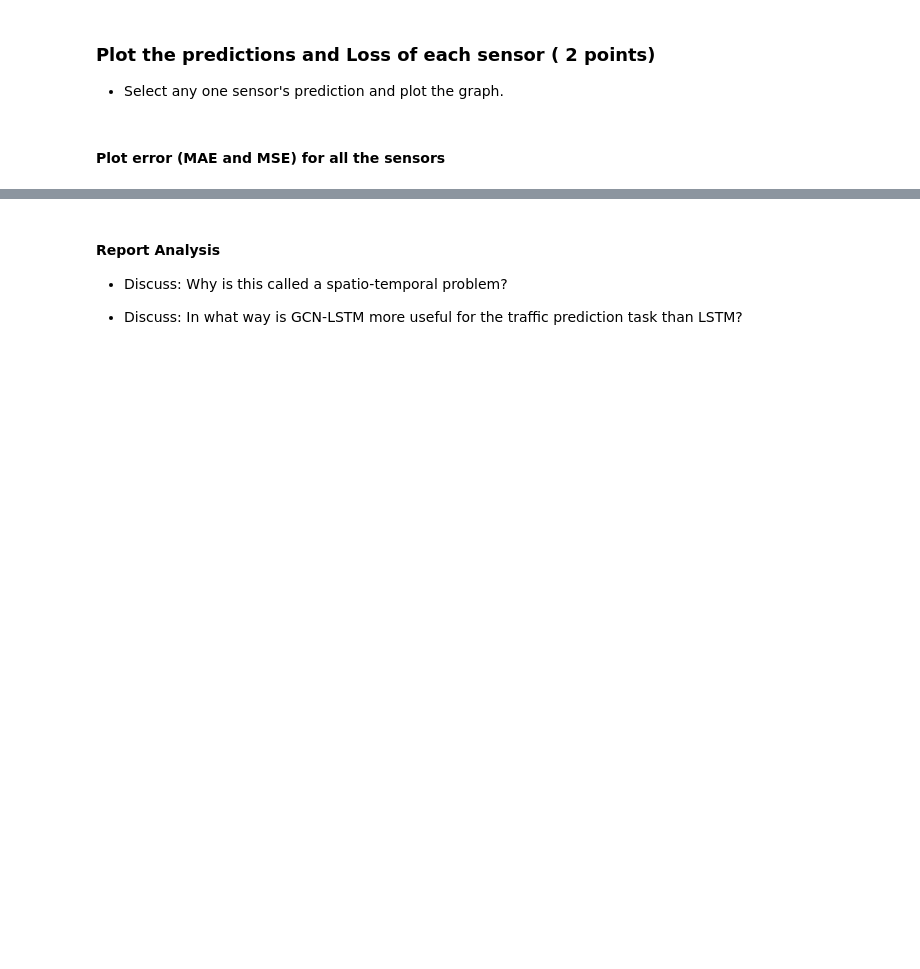
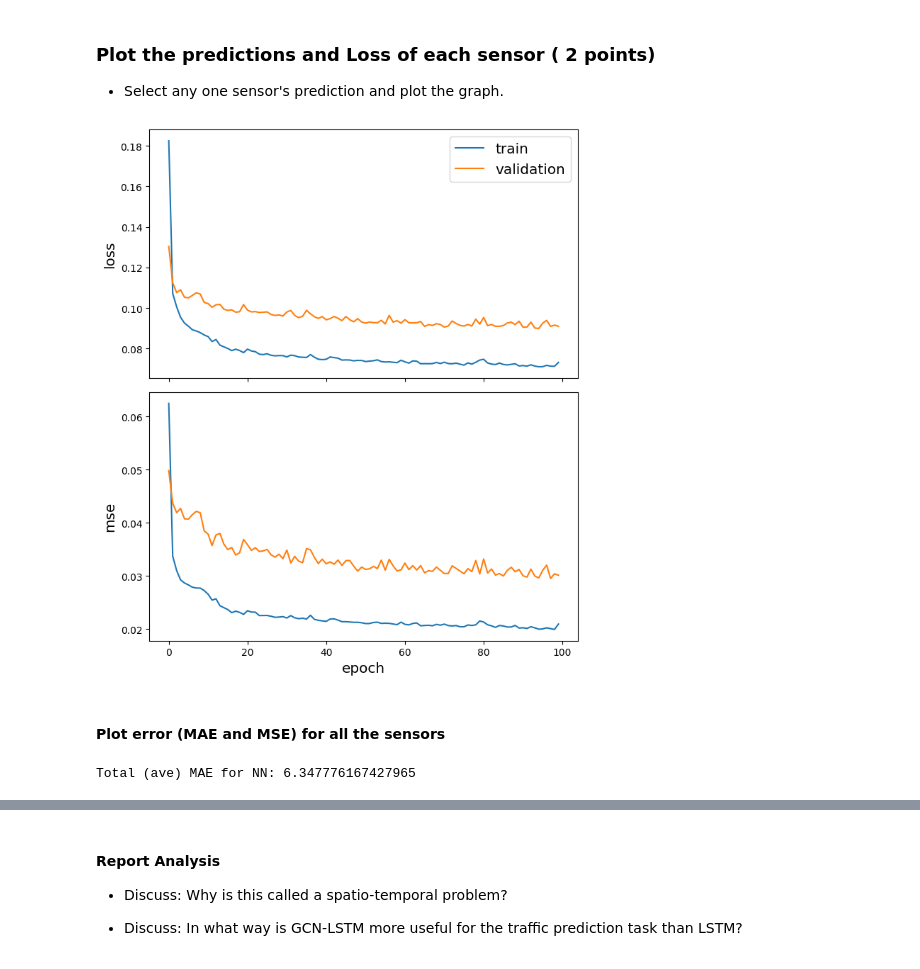
Before and after one commit to madhavamk/computational-data-science, a Jupyter notebook: MiniProjects/M6_NB_MiniProject_4_Urban_Traffic_Flow_Prediction.ipynb, the cells around one changed output, grey strips where cells are left out. Drawn from its saved outputs; the diff is of its cells as text; code cells hidden in the pictures; blank space fills up the shorter version.

```diff
--- a/MiniProjects/M6_NB_MiniProject_4_Urban_Traffic_Flow_Prediction.ipynb
+++ b/MiniProjects/M6_NB_MiniProject_4_Urban_Traffic_Flow_Prediction.ipynb
@@ -326,0 +419,16 @@ Arguments of GCN_LSTM:
+# %%
+x_input, x_output = gcn_lstm.in_out_tensors()
+# %%
+model = Model(inputs=x_input, outputs=x_output)
+# %%
+model.compile(optimizer="adam", loss="mae", metrics=["mse"])
+# %%
+history = model.fit(
+    trainX,
+    trainY,
+    epochs=100,
+    batch_size=60,
+    shuffle=True,
+    verbose=0,
+    validation_data=(testX, testY),
+)
@@ -335,5 +511,8 @@ Rescale the predicted values to the original value range of the timeseries.
 * Select any one sensor's prediction and plot the graph.
 # %%
 # YOUR CODE HERE
+sg.utils.plot_history(history)
+# %% [output]
+[figure, added]
 # %% [markdown]
 #### Plot error (MAE and MSE) for all the sensors
@@ -341,0 +525,12 @@ Rescale the predicted values to the original value range of the timeseries.
+# %%
+seg_mael = []
+
+for j in range(testX.shape[-1]):
+
+    seg_mael.append(
+        np.mean(np.abs(test_rescref.T[j] - test_rescpred.T[j]))
+    )  # Mean Absolute Error for NN
+
+print("Total (ave) MAE for NN: " + str(np.mean(np.array(seg_mael))))
+# %% [output]
+Total (ave) MAE for NN: 6.347776167427965
```
Also changed, not shown: parts of 28 cells of this notebook.
